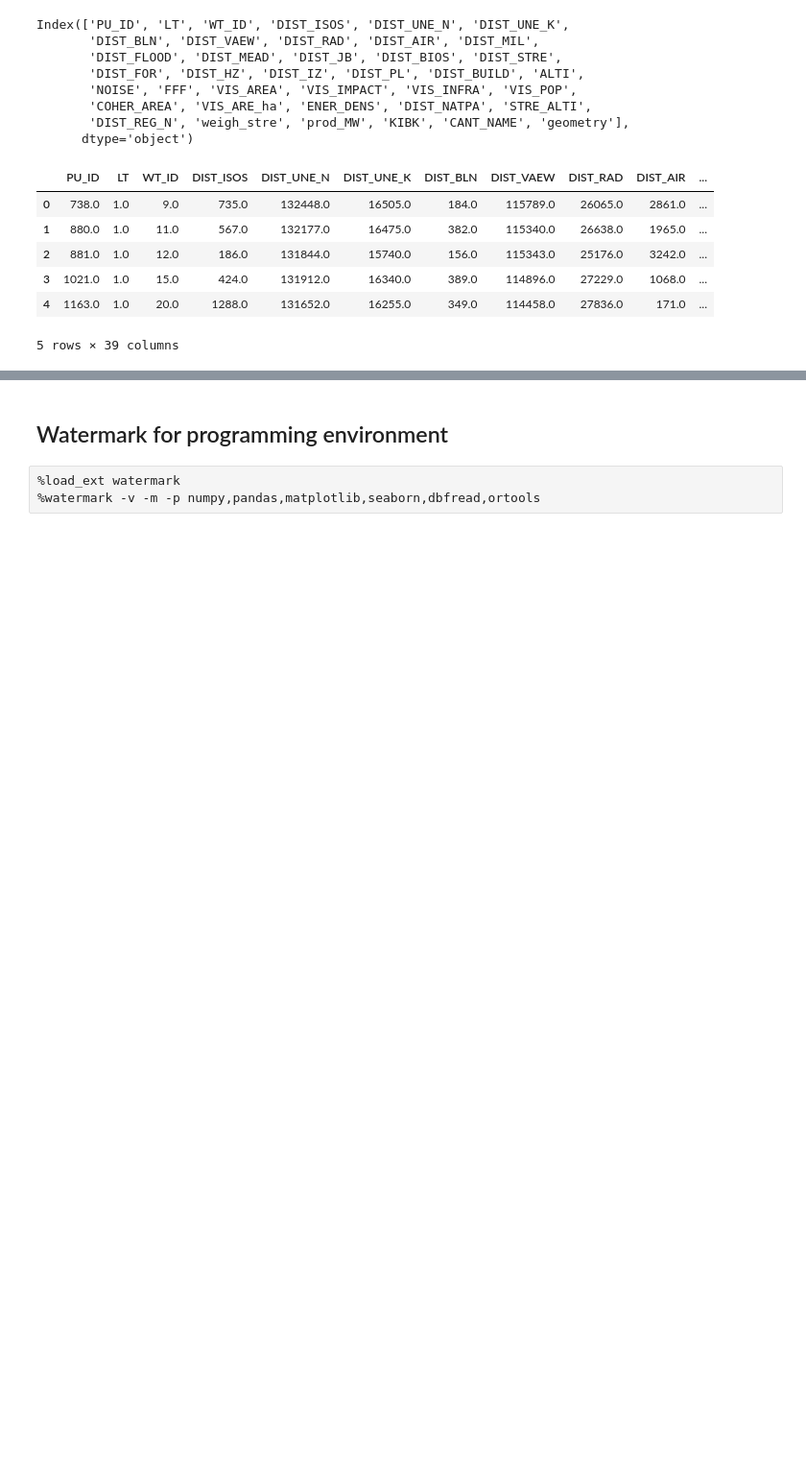
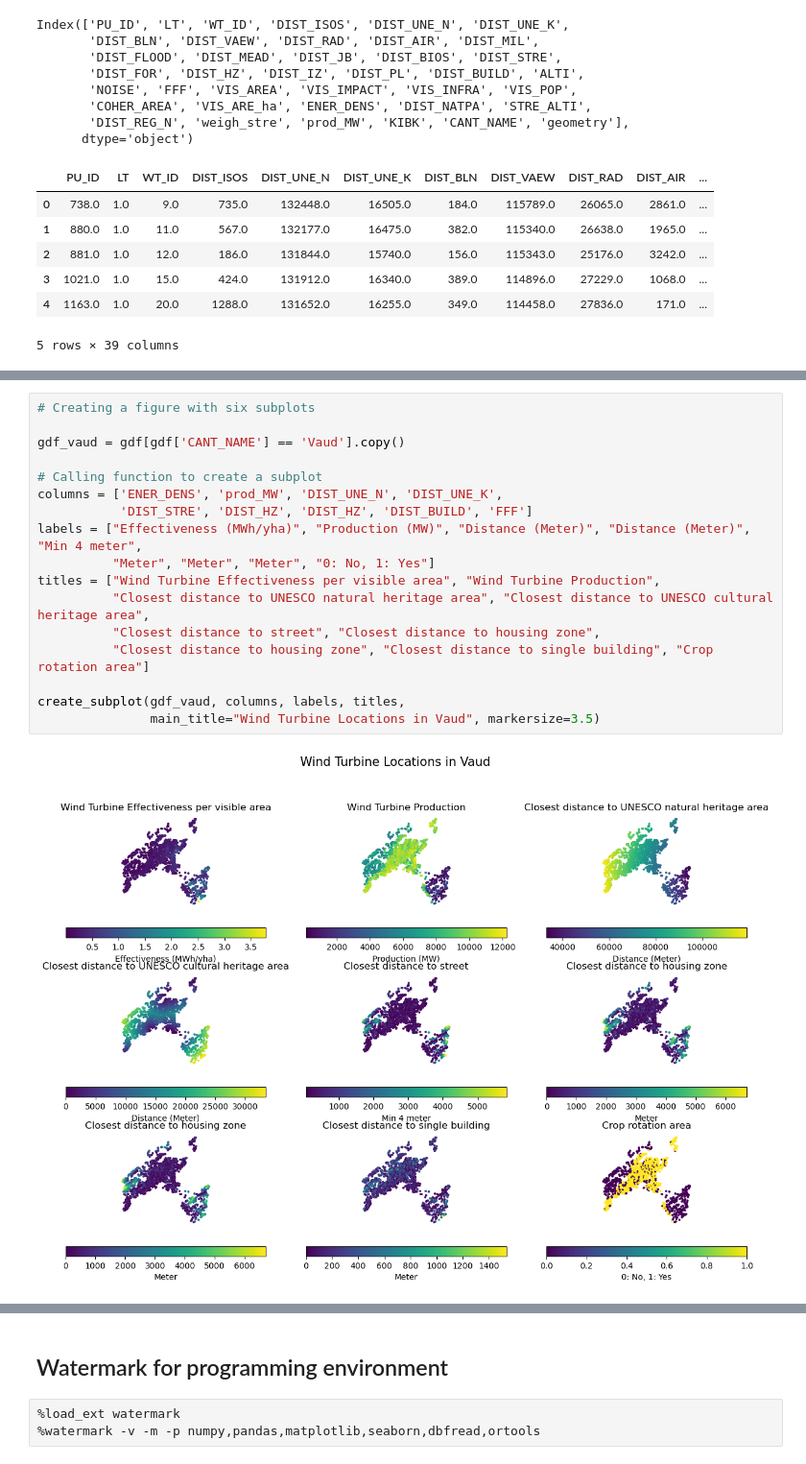
Before and after one commit to percw/Swiss_wind-turbine_optimization, a Jupyter notebook: wind_optimization.ipynb, the cells around one changed output, grey strips where cells are left out. Shown at 96% size. Saved outputs shown, nothing was run; the diff lists cells and outputs as text; blank space fills up the shorter version.

```diff
--- a/wind_optimization.ipynb
+++ b/wind_optimization.ipynb
@@ -218,0 +160,19 @@ fig.show()
+# %%
+# Creating a figure with six subplots
+
+gdf_vaud = gdf[gdf['CANT_NAME'] == 'Vaud'].copy()
+
+# Calling function to create a subplot
+columns = ['ENER_DENS', 'prod_MW', 'DIST_UNE_N', 'DIST_UNE_K',
+           'DIST_STRE', 'DIST_HZ', 'DIST_HZ', 'DIST_BUILD', 'FFF']
+labels = ["Effectiveness (MWh/yha)", "Production (MW)", "Distance (Meter)", "Distance (Meter)", "Min 4 meter",
+          "Meter", "Meter", "Meter", "0: No, 1: Yes"]
+titles = ["Wind Turbine Effectiveness per visible area", "Wind Turbine Production",
+          "Closest distance to UNESCO natural heritage area", "Closest distance to UNESCO cultural heritage area",
+          "Closest distance to street", "Closest distance to housing zone",
+          "Closest distance to housing zone", "Closest distance to single building", "Crop rotation area"]
+
+create_subplot(gdf_vaud, columns, labels, titles,
+               main_title="Wind Turbine Locations in Vaud", markersize=3.5)
+# %% [output]
+[figure, added]
```
Also changed, not shown: parts of 15 cells of this notebook.
